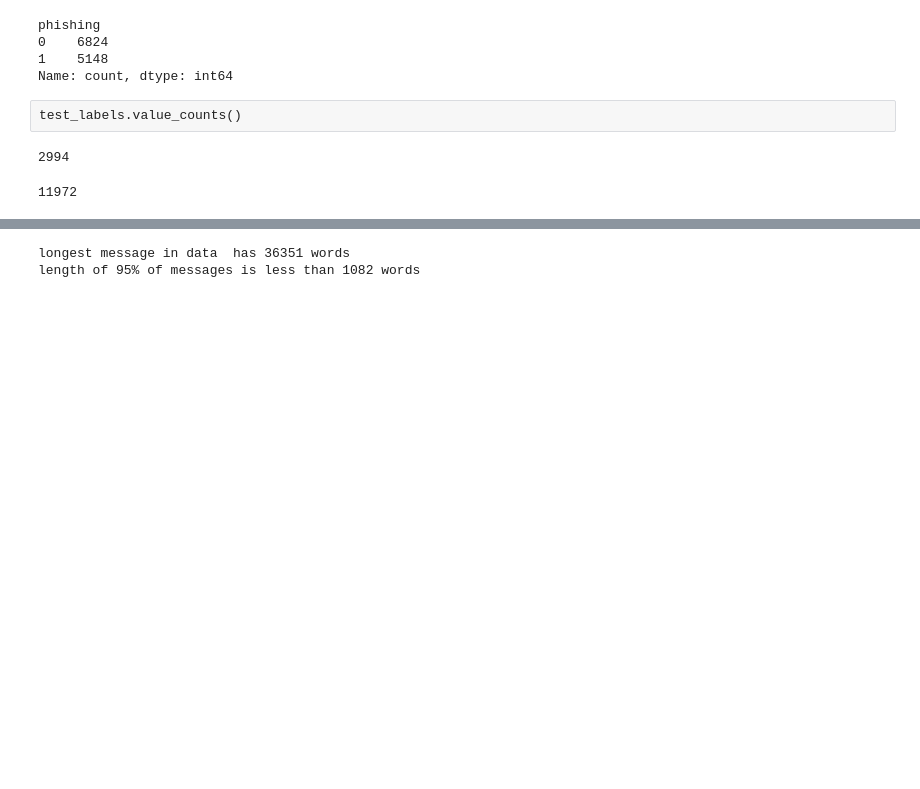
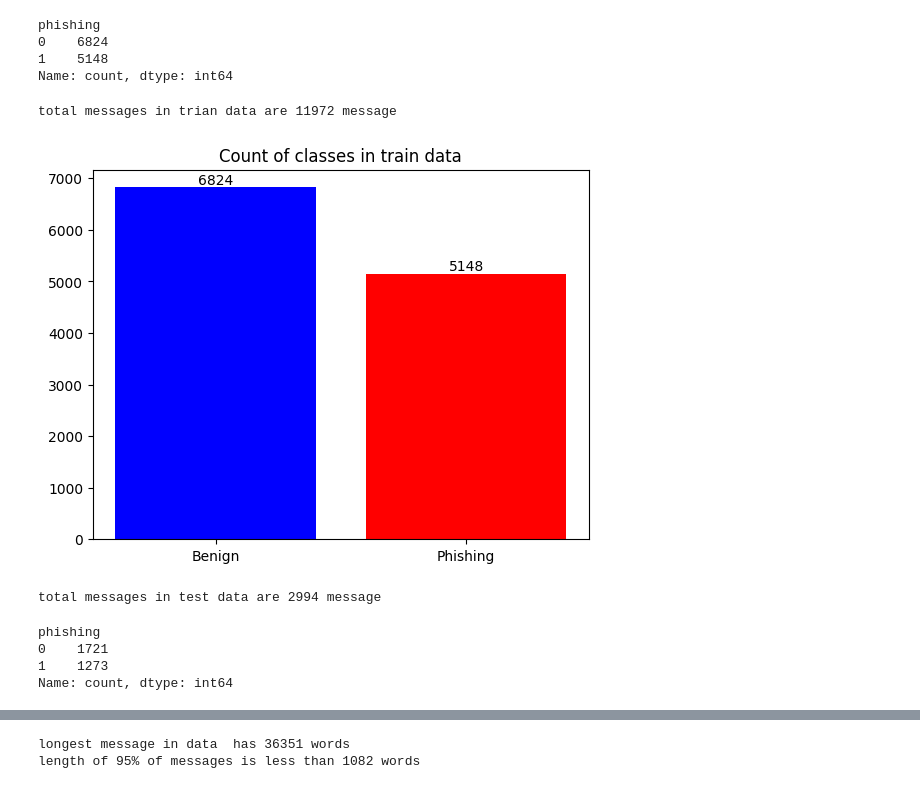
Before and after one commit to AdbulrhmanEldeeb/phishing_emails_detection, a Jupyter notebook: phishing-emails.ipynb, the cells around one changed output, grey strips where cells are left out. Saved outputs shown, nothing was run; the diff lists cells and outputs as text; code cells hidden in the pictures; blank space fills up the shorter version.

```diff
--- a/phishing-emails.ipynb
+++ b/phishing-emails.ipynb
@@ -715,13 +723,36 @@ phishing
 0    6824
 1    5148
 Name: count, dtype: int64
-# %% [raw]
-test_labels.value_counts()
-# %%
-len(test_text)
-# %% [output]
-2994
-# %%
-len(train_text)
-# %% [output]
-11972
+# %%
+print(f'total messages in trian data are {len(train_labels)} message')
+# %% [output]
+total messages in trian data are 11972 message
+# %%
+train_counts = train_labels.value_counts().values
+categories = ['Benign', 'Phishing']
+
+# Create the bar plot
+plt.bar(categories, train_counts, color=['blue', 'red'])
+
+# Add text above the bars
+for i, count in enumerate(train_counts):
+    plt.text(i, count + 0.05, str(count), ha='center', va='bottom')
+
+# Set the title of the plot
+plt.title('Count of classes in train data')
+
+# Display the plot
+plt.show()
+# %% [output]
+[figure, added]
+# %%
+print(f'total messages in test data are {len(test_labels)} message')
+# %% [output]
+total messages in test data are 2994 message
+# %%
+print(test_labels.value_counts())
+# %% [output]
+phishing
+0    1721
+1    1273
+Name: count, dtype: int64
```
Also changed, not shown: parts of 64 cells of this notebook.
